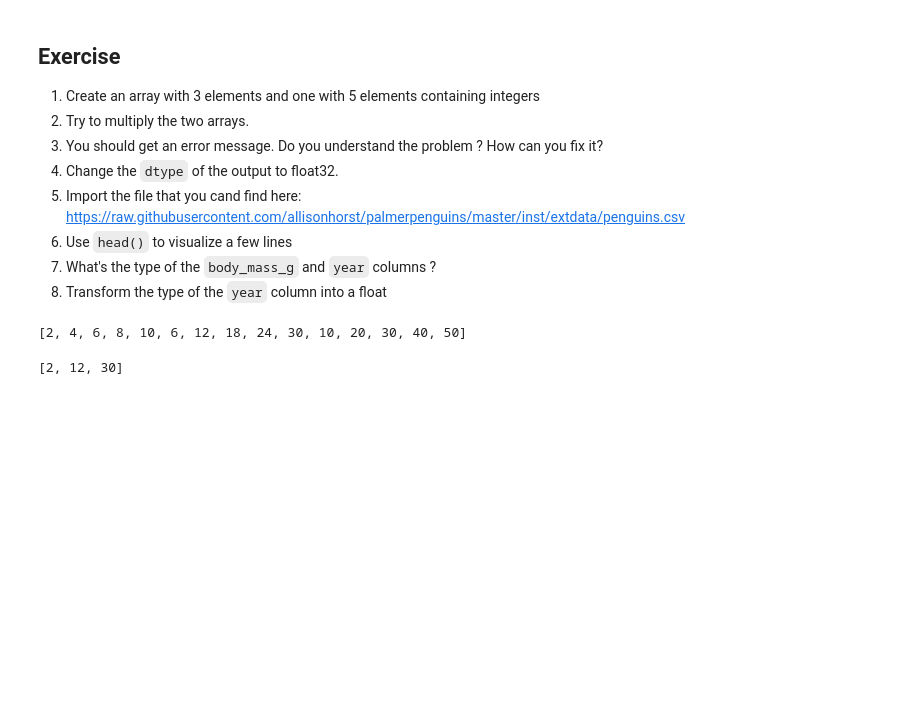
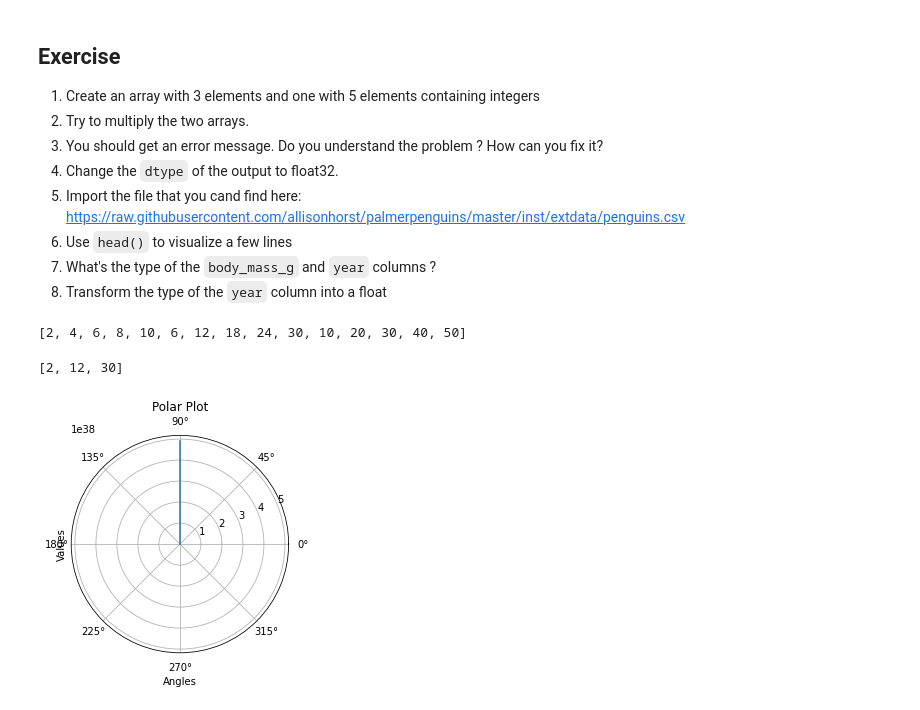
Before and after one commit to Sean-Reinhardt/Reinhardt-Sean, a Jupyter notebook: 05_Numpy_arrays.ipynb, the cells around one changed output. Drawn from its saved outputs; the diff is of its cells as text; code cells hidden in the pictures; blank space fills up the shorter version.

```diff
--- a/05_Numpy_arrays.ipynb
+++ b/05_Numpy_arrays.ipynb
@@ -219,3 +219,32 @@ import pandas as pd
 Import = pd.read_csv('https://raw.githubusercontent.com/allisonhorst/palmerpenguins/master/inst/extdata/penguins.csv')
 Import['body_mass_g'] = Import['body_mass_g'].astype(np.float32)
 #Import['year'].dtype
+# %%
+import matplotlib.pyplot as plt
+import numpy as np
+import pandas as pd
+import math
+
+angles_deg = np.array([0, 15, 30, 45, 60, 75, 90])
+
+# Convert the angles from degrees to radians
+angles_rad = np.deg2rad(angles_deg)
+
+b = np.array([0,1353552,1.85E12,-1.2E19,-3.6E25,7.78E31,4.93E38])
+
+# Create a polar plot
+fig = plt.figure()
+ax = fig.add_subplot(111, projection='polar')
+
+# Plot the values on the polar plot
+ax.plot(angles_rad, b)
+
+# Set the labels and title
+ax.set_xlabel('Angles')
+ax.set_ylabel('Values')
+ax.set_title('Polar Plot')
+
+# Show the plot
+plt.show()
+# %% [output]
+[figure, added]
```
